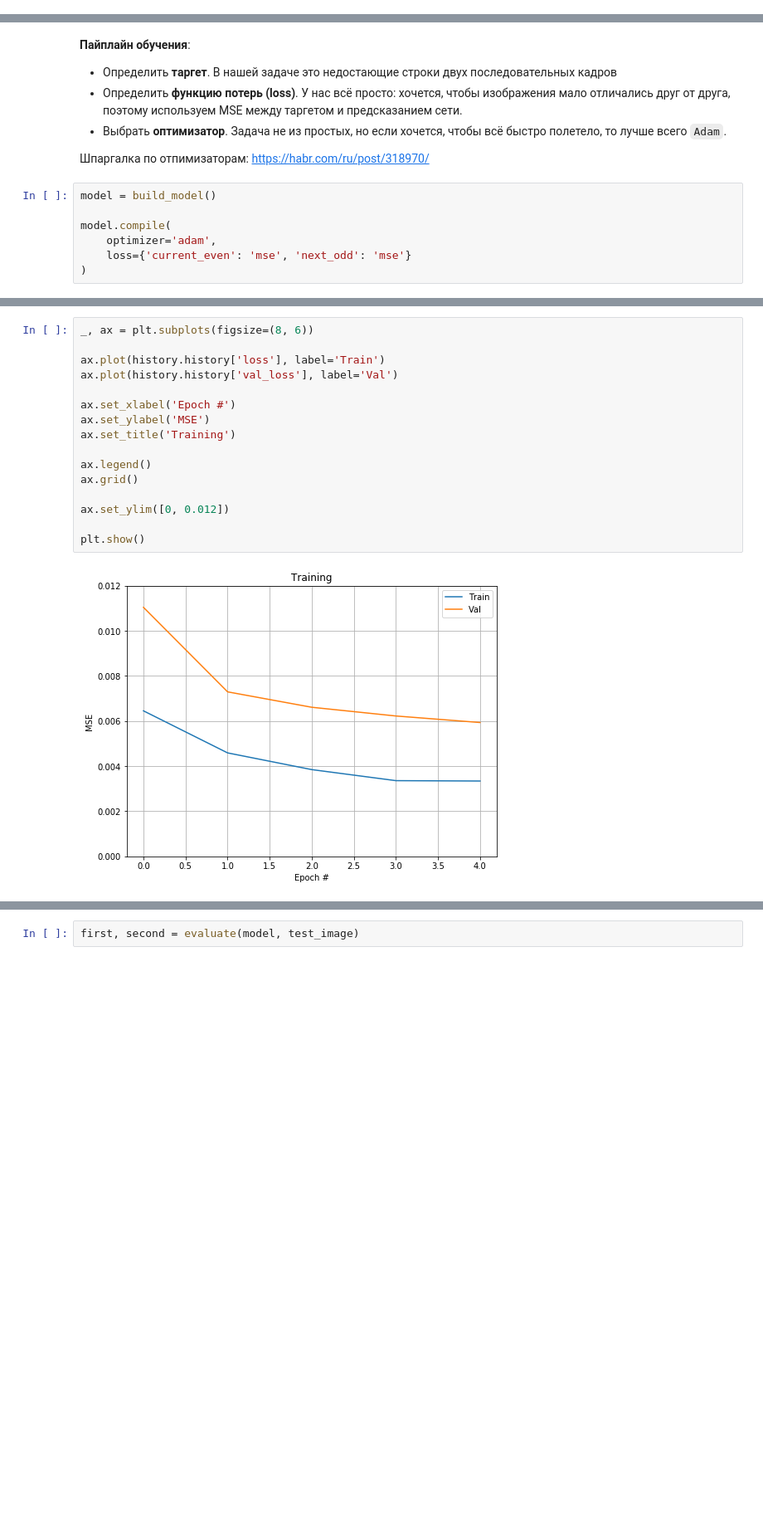
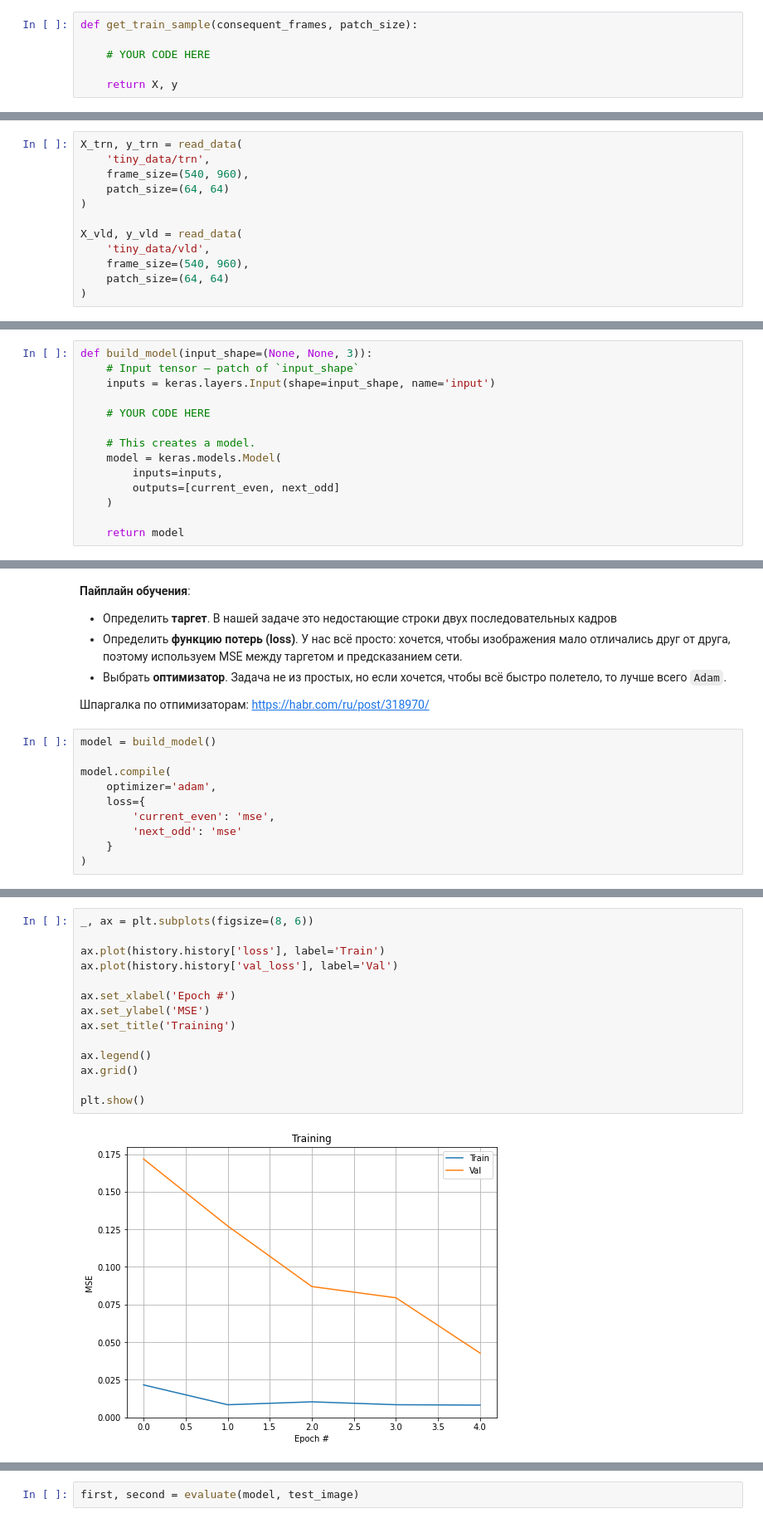
Before and after one commit to msu-video-group/video-course, a Jupyter notebook: homework03/src/seminar-empty.ipynb, the cells around one changed output, grey strips where cells are left out. Shown at 83% size. Cells and saved outputs as stored; diff of their text form; blank space fills up the shorter version.

```diff
--- a/homework03/src/seminar-empty.ipynb
+++ b/homework03/src/seminar-empty.ipynb
@@ -120,0 +119,6 @@ X_vld, y_vld = prepare(data_vld)
+# %%
+def get_train_sample(consequent_frames, patch_size):
+
+    # YOUR CODE HERE
+
+    return X, y
@@ -121,3 +148,15 @@ X_vld, y_vld = prepare(data_vld)
+# %%
+X_trn, y_trn = read_data(
+    'tiny_data/trn',
+    frame_size=(540, 960),
+    patch_size=(64, 64)
+)
+
+X_vld, y_vld = read_data(
+    'tiny_data/vld',
+    frame_size=(540, 960),
+    patch_size=(64, 64)
+)
 # %%
 X_trn.shape
 # %% [output]
@@ -169 +220,15 @@ def build_model(input_shape=(None, None, 3)):
+# %%
+def build_model(input_shape=(None, None, 3)):
+    # Input tensor — patch of `input_shape`
+    inputs = keras.layers.Input(shape=input_shape, name='input')
+
+    # YOUR CODE HERE
+
+    # This creates a model.
+    model = keras.models.Model(
+        inputs=inputs,
+        outputs=[current_even, next_odd]
+    )
+
+    return model
 # %% [markdown]
@@ -180,7 +245,10 @@ model = build_model()
 
 model.compile(
     optimizer='adam',
-    loss={'current_even': 'mse', 'next_odd': 'mse'}
+    loss={
+        'current_even': 'mse',
+        'next_odd': 'mse'
+    }
 )
 # %%
 model.summary()
@@ -219,19 +299,17 @@ Epoch 5/5
 # %%
 _, ax = plt.subplots(figsize=(8, 6))
 
 ax.plot(history.history['loss'], label='Train')
 ax.plot(history.history['val_loss'], label='Val')
 
 ax.set_xlabel('Epoch #')
 ax.set_ylabel('MSE')
 ax.set_title('Training')
 
 ax.legend()
 ax.grid()
 
-ax.set_ylim([0, 0.012])
-
 plt.show()
 # %% [output]
-[figure, old version]
+[figure, new version]
 # %% [markdown]
```
Also changed, not shown: parts of 42 cells of this notebook.
